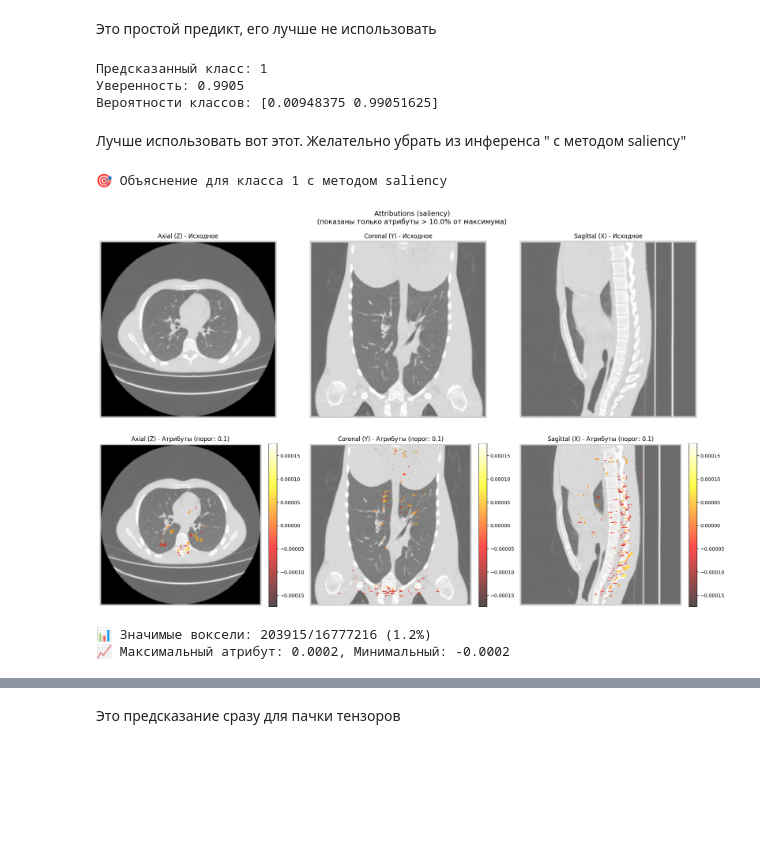
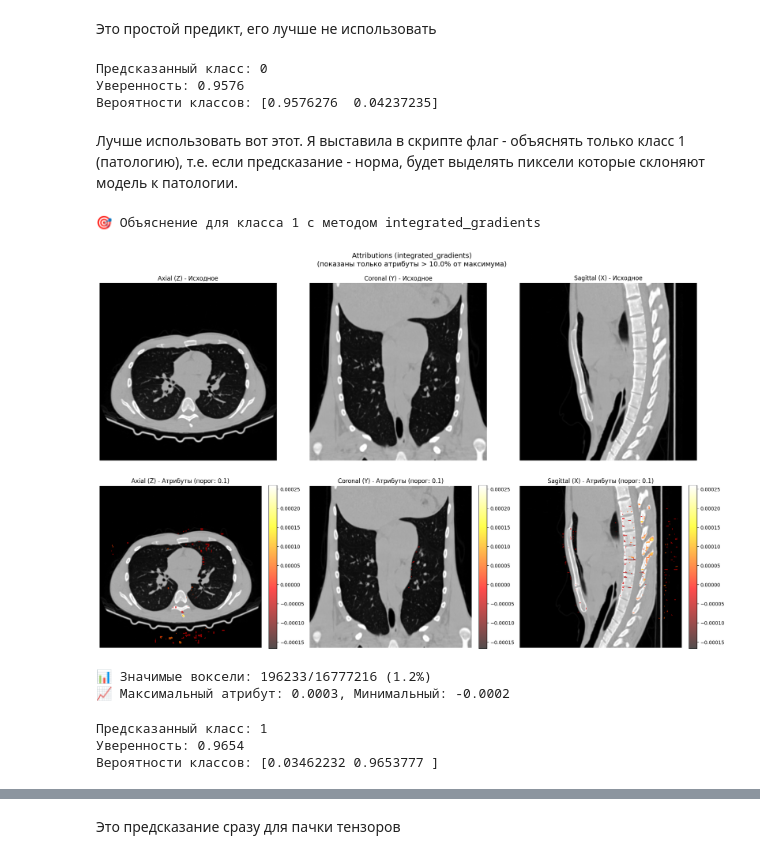
Before and after one commit to Izymka/hackathon_imoscow2025, a Jupyter notebook: chest_ct_ai_classifier/src/pipeline.ipynb, the cells around one changed output, grey strips where cells are left out. Drawn from its saved outputs; the diff is of its cells as text; code cells hidden in the pictures; blank space fills up the shorter version.

```diff
--- a/chest_ct_ai_classifier/src/pipeline.ipynb
+++ b/chest_ct_ai_classifier/src/pipeline.ipynb
@@ -211,7 +187,13 @@ from model.config import ModelConfig
 config = ModelConfig()
 # Создаем inference модуль
 inference = MedicalModelInference(
-    weights_path="model/outputs/weights/best-epoch=42-val_f1=0.7650-val_auroc=0.8675.ckpt",
+    weights_path="model/pretrain/best-epoch=44-val_f1=0.8247.pth",
     model_config = config,
 )
+for probe in [norma, pneumonia, pneumotorax]:
+    # Получаем предсказание
+    result = inference.predict(probe)
+    print(f"Предсказанный класс: {result['prediction']}")
+    print(f"Уверенность: {result['confidence']:.4f}")
+    #print(f"Вероятности классов: {result['probabilities']}")
 # %% [output]
@@ -234,15 +224,25 @@ print(f"Предсказанный класс: {result['prediction']}")
 print(f"Уверенность: {result['confidence']:.4f}")
 print(f"Вероятности классов: {result['probabilities']}")
 # %% [output]
-Предсказанный класс: 1
-Уверенность: 0.9905
-Вероятности классов: [0.00948375 0.99051625]
+Предсказанный класс: 0
+Уверенность: 0.9576
+Вероятности классов: [0.9576276  0.04237235]
-# %% [markdown]
-Лучше использовать вот этот. Желательно убрать из инференса " с методом saliency"
+# %% [markdown]
+Лучше использовать вот этот. Я выставила в скрипте флаг - объяснять только класс 1 (патологию), т.е. если предсказание - норма, будет выделять пиксели которые склоняют модель к патологии.
 # %%
-explanation = inference.explain_prediction(norma, method="saliency", visualize=True)
+explanation = inference.explain_prediction(pneumonia, method="integrated_gradients", visualize=True)
 # %% [output]
-🎯 Объяснение для класса 1 с методом saliency
+🎯 Объяснение для класса 1 с методом integrated_gradients
-[figure, old version]
+[figure, new version]
-📊 Значимые воксели: 203915/16777216 (1.2%)
-📈 Максимальный атрибут: 0.0002, Минимальный: -0.0002
+📊 Значимые воксели: 196233/16777216 (1.2%)
+📈 Максимальный атрибут: 0.0003, Минимальный: -0.0002
+# %%
+result = inference.predict(pneumotorax)
+
+print(f"Предсказанный класс: {result['prediction']}")
+print(f"Уверенность: {result['confidence']:.4f}")
+print(f"Вероятности классов: {result['probabilities']}")
+# %% [output]
+Предсказанный класс: 1
+Уверенность: 0.9654
+Вероятности классов: [0.03462232 0.9653777 ]
```
Also changed, not shown: parts of 14 cells of this notebook, 1 other file.
